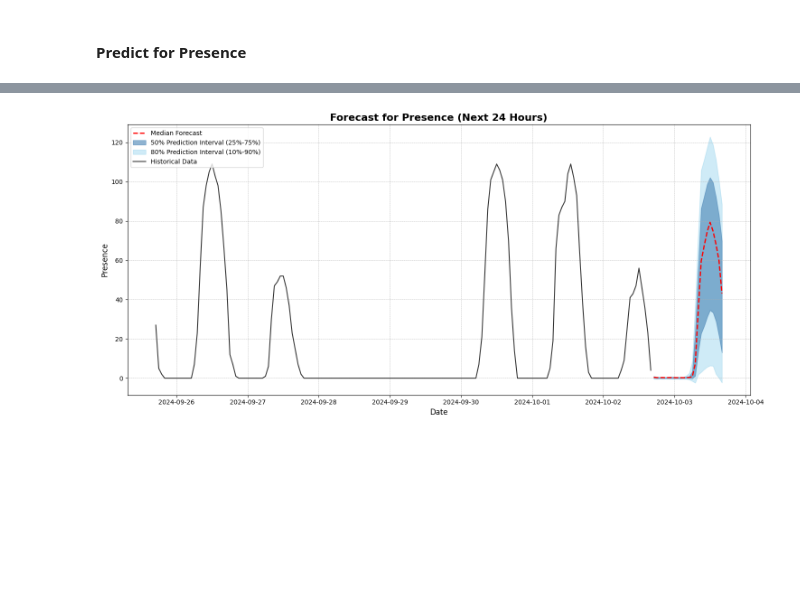
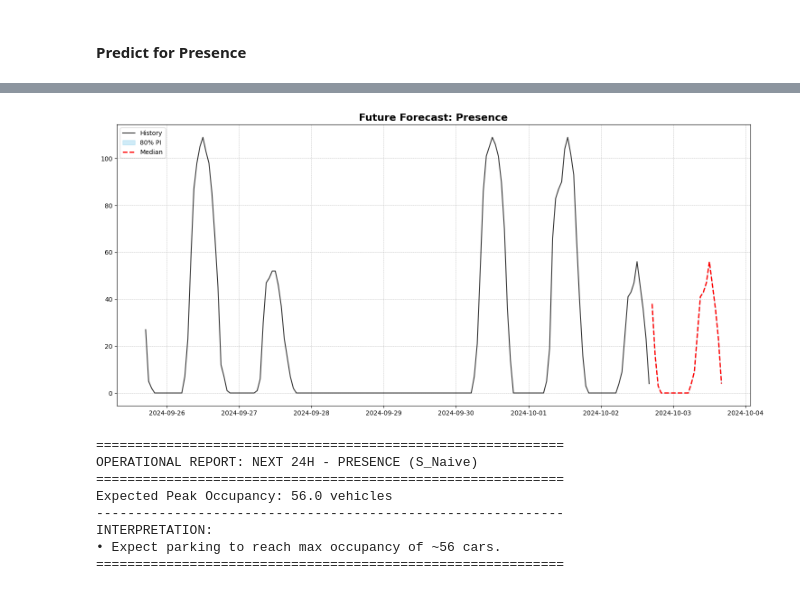
Before and after one commit to ManuCa93/time_series_final, a Jupyter notebook: notebook.ipynb, the cells around one changed output, grey strips where cells are left out. Saved outputs shown, nothing was run; the diff lists cells and outputs as text; code cells hidden in the pictures; blank space fills up the shorter version.

```diff
--- a/notebook.ipynb
+++ b/notebook.ipynb
@@ -733,8 +719,9 @@ Predictions:
 #### Predict for Presence
 # %%
 # Predict for presence
-presence_forecast_df = predict_future_chronos2(fleet_ts['presence'], target_name='presence', h_ahead=24)
+presence_forecast_df = predict_future_snaive(fleet_ts['presence'], target_name='presence', h_ahead=24)
 if presence_forecast_df is not None:
-    # Plot last 7 days of history + 24h forecast
+    #last 7 days of history + 24h forecast
     plot_future_forecast(fleet_ts['presence'][-168:], presence_forecast_df, 'Presence')
+    print_forecast_report(presence_forecast_df, 'presence', model_name="S_Naive")
 # %% [output]
@@ -758,4 +736,12 @@ Predictions:
-[figure, old version]
+[figure, new version]
+============================================================
+OPERATIONAL REPORT: NEXT 24H - PRESENCE (S_Naive)
+============================================================
+Expected Peak Occupancy: 56.0 vehicles
+------------------------------------------------------------
+INTERPRETATION:
+• Expect parking to reach max occupancy of ~56 cars.
+============================================================
 # %% [markdown]
 # Conclusions
 
```
Also changed, not shown: parts of 19 cells of this notebook, 1 other file.
